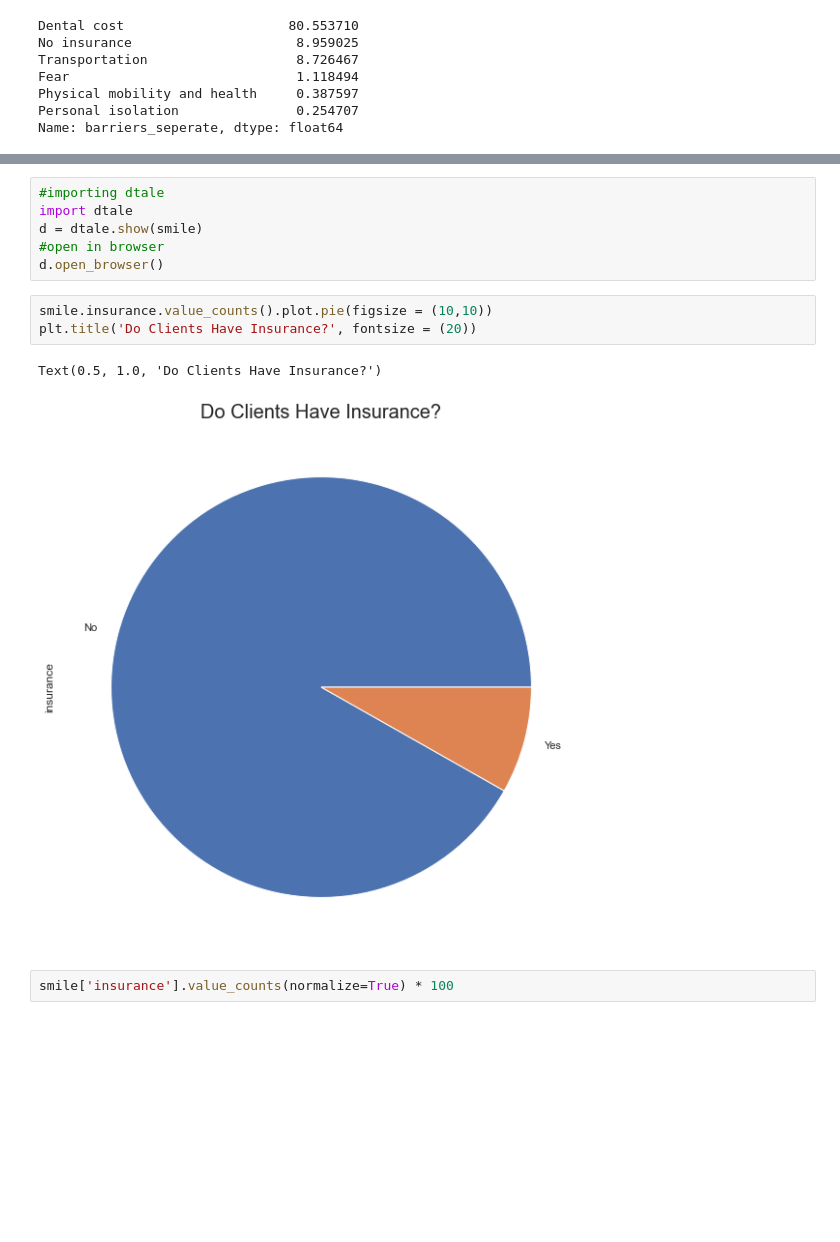
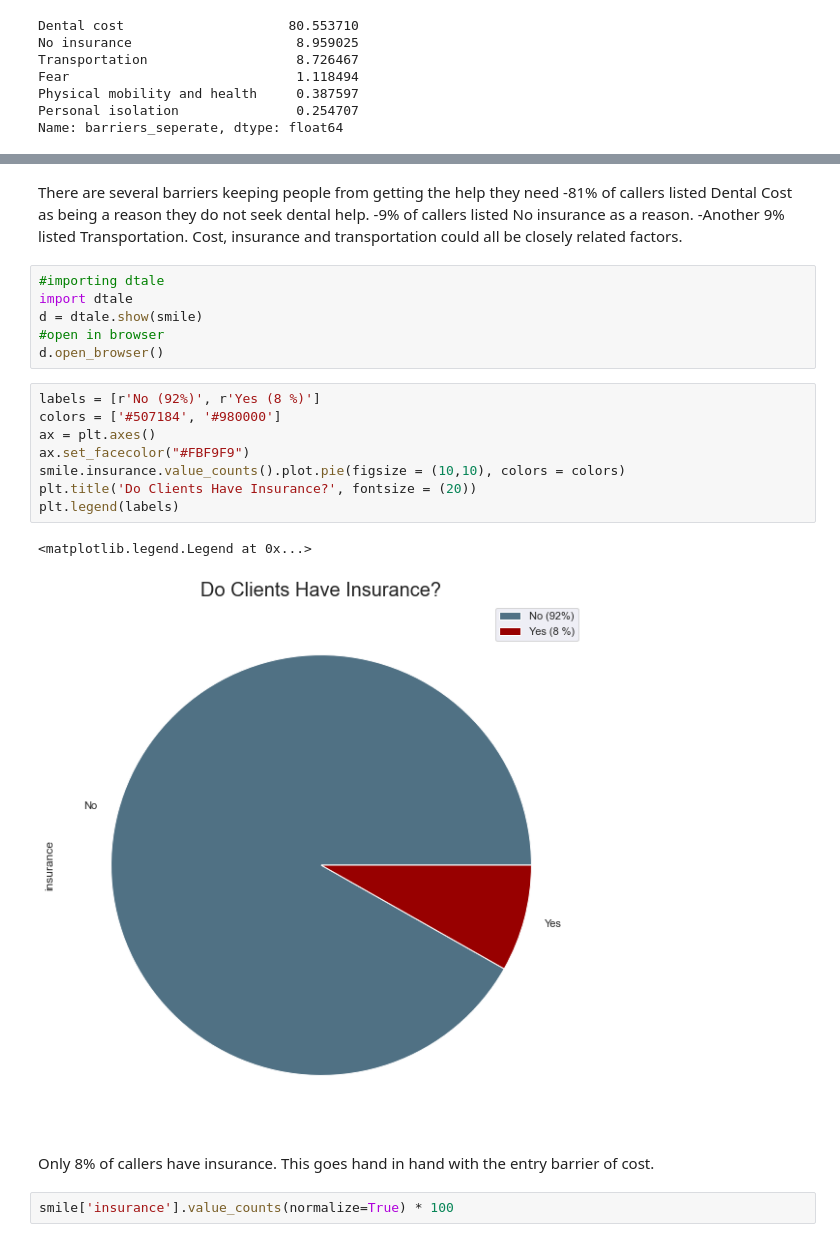
Before and after one commit to Rhunsilval/smile_on_python, a Jupyter notebook: notebook/smile_2.ipynb, the cells around one changed output, grey strips where cells are left out. Cells and saved outputs as stored; diff of their text form; blank space fills up the shorter version.

```diff
--- a/notebook/smile_2.ipynb
+++ b/notebook/smile_2.ipynb
@@ -176,6 +182,12 @@ plt.xlabel('Barriers')
 # %% [output]
 Text(0.5, 0, 'Barriers')
 [figure]
+# %% [markdown]
+There are several barriers keeping people from getting the help they need
+    -81% of callers listed Dental Cost as being a reason they do not seek dental help.
+    -9% of callers listed No insurance as a reason.
+    -Another 9% listed Transportation.
+Cost, insurance and transportation could all be closely related factors.
 # %%
 #importing dtale
 import dtale
@@ -183,11 +195,18 @@ d = dtale.show(smile)
 #open in browser
 d.open_browser()
 # %%
-smile.insurance.value_counts().plot.pie(figsize = (10,10))
+labels = [r'No (92%)', r'Yes (8 %)']
+colors = ['#507184', '#980000']
+ax = plt.axes()
+ax.set_facecolor("#FBF9F9")
+smile.insurance.value_counts().plot.pie(figsize = (10,10), colors = colors)
 plt.title('Do Clients Have Insurance?', fontsize = (20))
+plt.legend(labels)
 # %% [output]
-Text(0.5, 1.0, 'Do Clients Have Insurance?')
+<matplotlib.legend.Legend at 0x...>
-[figure, old version]
+[figure, new version]
+# %% [markdown]
+Only 8% of callers have insurance. This goes hand in hand with the entry barrier of cost.
 # %%
 smile['insurance'].value_counts(normalize=True) * 100
 # %% [output]
```
Also changed, not shown: parts of 3 cells of this notebook, 4 other files.
